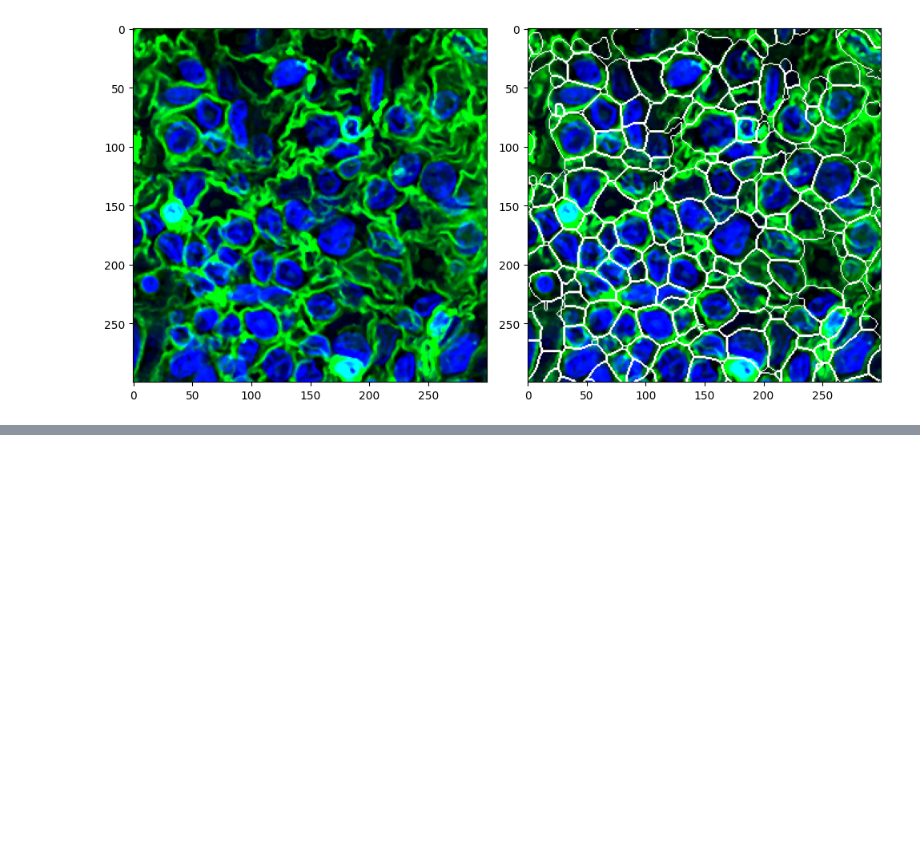
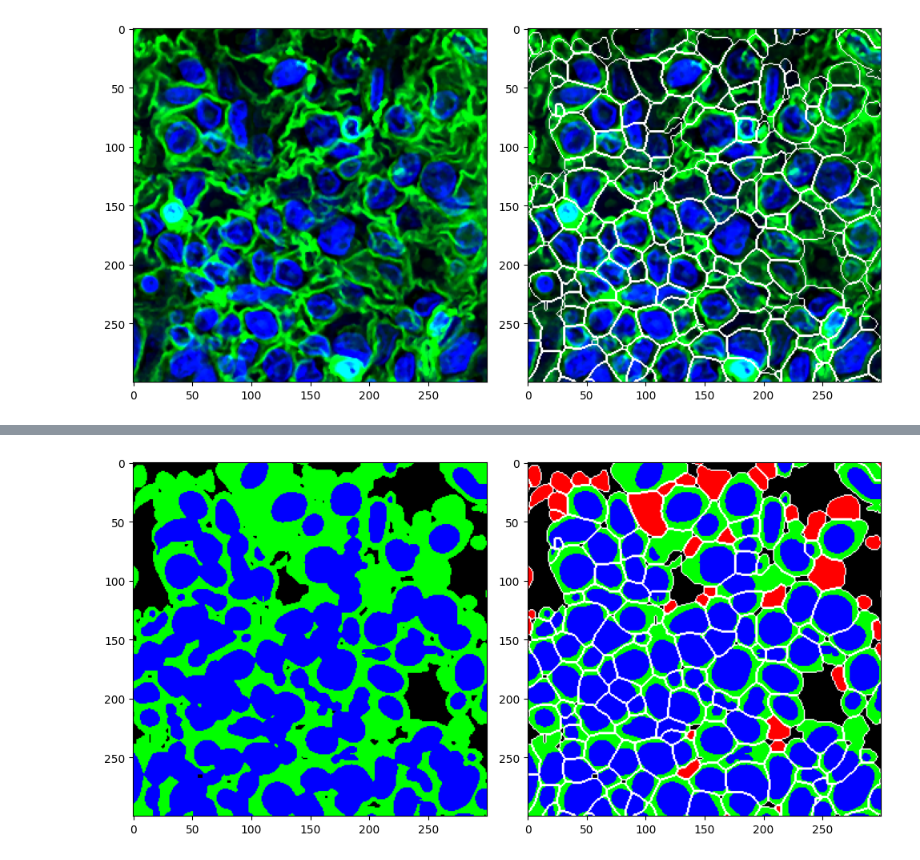
Before and after one commit to wuwenrui555/pycodex, a Jupyter notebook: notebooks/segmentation.ipynb, the cells around one changed output, grey strips where cells are left out. Drawn from its saved outputs; the diff is of its cells as text; code cells hidden in the pictures; blank space fills up the shorter version.

```diff
--- a/notebooks/segmentation.ipynb
+++ b/notebooks/segmentation.ipynb
@@ -134,0 +250,26 @@ fig.tight_layout();
+# %%
+labels_both = [
+    label
+    for label in np.unique(segmentation_mask_cell_sm)
+    if label in np.unique(segmentation_mask_nuclear_sm)
+]
+boundaries = find_label_boundaries(segmentation_mask_cell_sm)
+
+rgb_image = np.zeros(
+    (segmentation_mask_cell_sm.shape[0], segmentation_mask_cell_sm.shape[1], 3),
+    dtype=np.uint8,
+)
+# Green for membrane, and blue for nuclear
+rgb_image[segmentation_mask_membrane_sm.astype(bool)] = (0, 255, 0)
+rgb_image[segmentation_mask_nuclear_sm.astype(bool)] = (0, 0, 255)
+
+fig, axes = plt.subplots(1, 2, figsize=(10, 5))
+axes[0].imshow(rgb_image)
+# Red for cells without nuclear segmentation
+rgb_image[np.isin(segmentation_mask_cell_sm, labels_both, invert=True)] = (255, 0, 0)
+rgb_image[boundaries.astype(bool)] = (255, 255, 255)
+axes[1].imshow(rgb_image)
+fig.tight_layout()
+plt.show()
+# %% [output]
+[figure, added]
```
Also changed, not shown: parts of 10 cells of this notebook.
